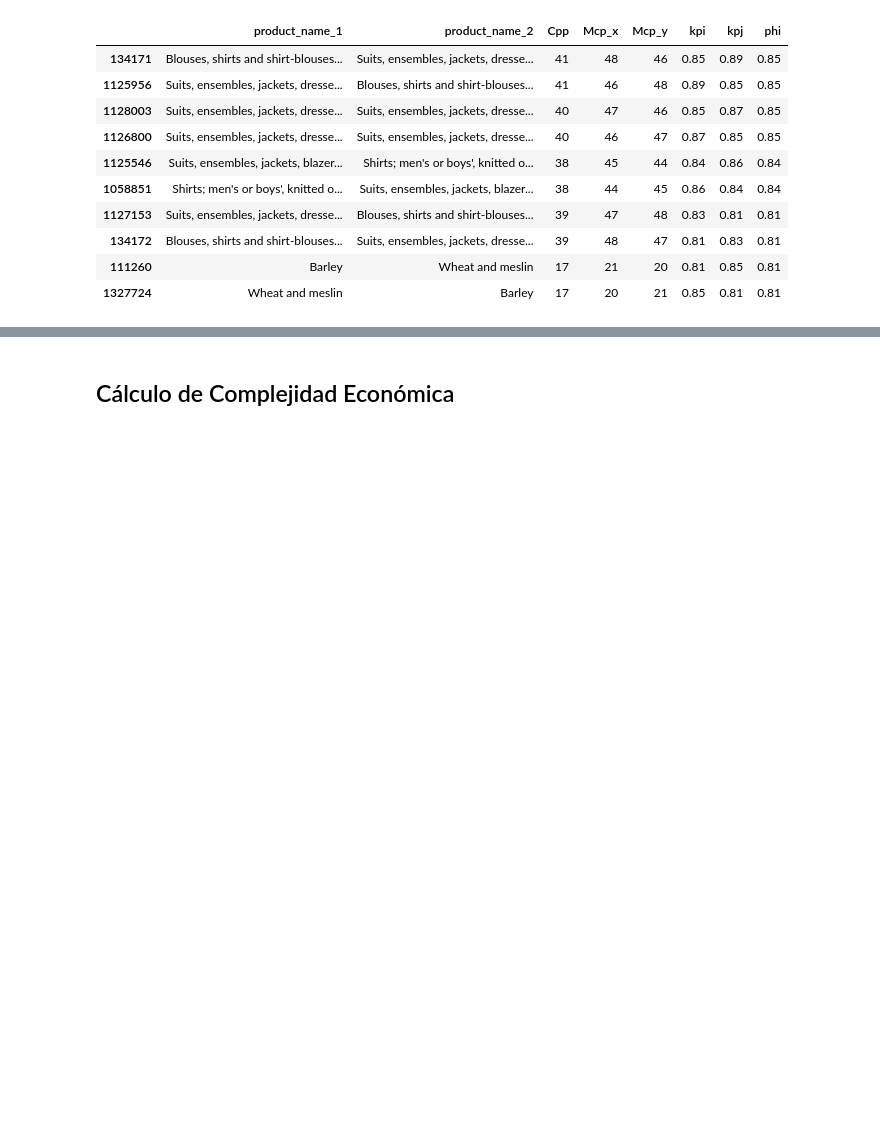
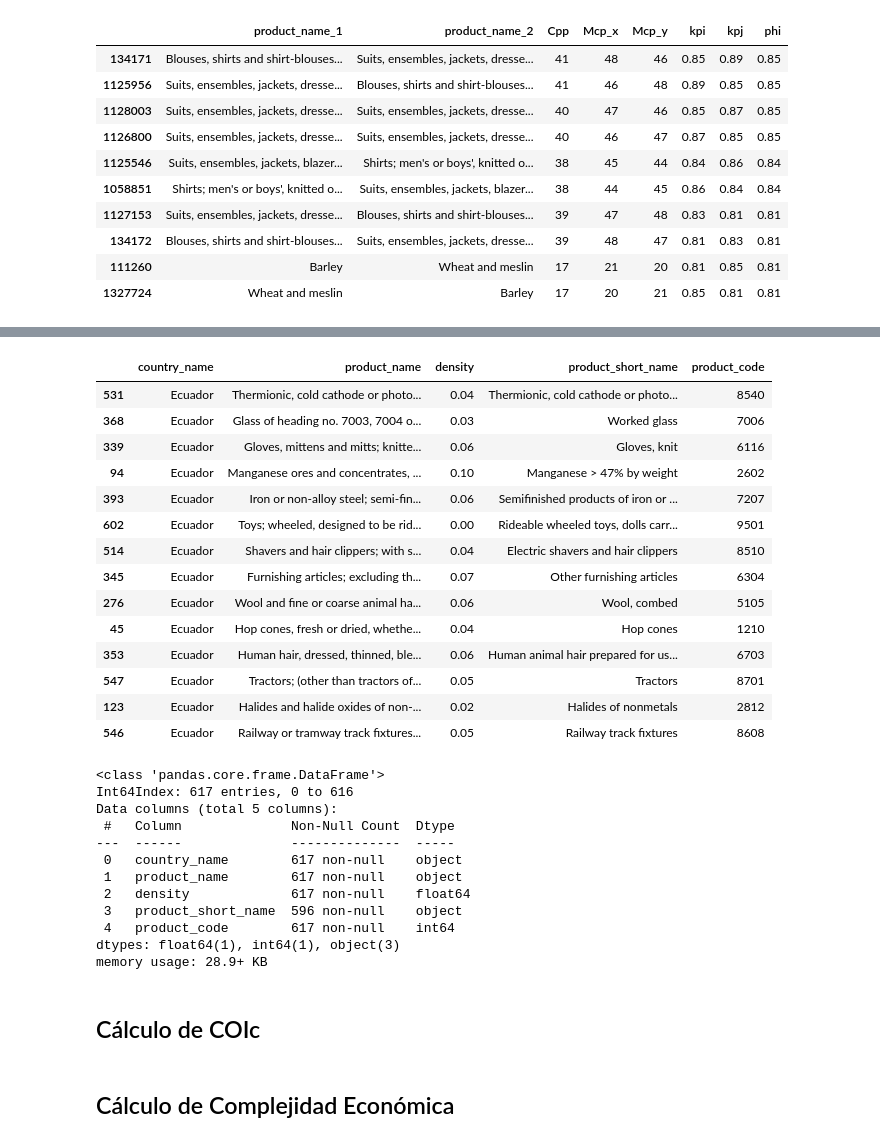
Before and after one commit to descandon88/Ecuador-Growth-data-set, a Jupyter notebook: analisisComplejidadEconomica.ipynb, the cells around one changed output, grey strips where cells are left out. Saved outputs shown, nothing was run; the diff lists cells and outputs as text; code cells hidden in the pictures; blank space fills up the shorter version.

```diff
--- a/analisisComplejidadEconomica.ipynb
+++ b/analisisComplejidadEconomica.ipynb
@@ -935,0 +936,22 @@ df_cppt.sort_values(by=['phi'],ascending=False)[0:10]
+# %%
+# Create product * product matrix and add proximity for each product
+# -- in long format
+products = df_rca['product_name'].unique()
+combs = list(combinations(products,2))
+df_pp = pd.DataFrame(combs,columns=['product_name_1','product_name_2'])
+# df_pp.shape # should be N products * N products
+
+# make it asymmetrical
+dft = df_pp.copy()
+dft.rename(columns={f'product_name_2':f'product_name_1t'}, inplace=True)
+dft.rename(columns={f'product_name_1':f'product_name_2'}, inplace=True)
+dft.rename(columns={f'product_name_1t':f'product_name_1'}, inplace=True)
+df_pp = pd.concat([df_pp,dft],axis=0)
+
+# add proximities
+df_pp = pd.merge(df_pp,df_cppt[['product_name_1','product_name_2','phi']],how='left',on=[f'product_name_1','product_name_2'])
+
+# set proximity to 0 if missing (preferably all products are in matrix)
+df_pp.loc[df_pp['phi'].isnull(),'phi'] = 0
+
+print('product-product proximity matrix for all years ready')
@@ -935,0 +1056,11 @@ df_cppt.sort_values(by=['phi'],ascending=False)[0:10]
+# %%
+# df_dcp = cal_dcp(data=df_cppt, mcp_col='Mcp_y',phi_col='phi',prod_col = 'product_name_2')
+
+df_cpd = calc_density_hidalgo_et_al(rca_dataframe=df_rca,
+                 region_col = 'country_name',
+                 product_col = 'product_name',
+                 rca_col = 'RCAcpt',
+                #  prod_code='product_code',
+                 year = 2017,
+                 underdeveloped_maximum_rca_threshold = 0.01,
+                 developed_minimum_rca_threshold = 1)
@@ -935,0 +1085,40 @@ df_cppt.sort_values(by=['phi'],ascending=False)[0:10]
+# %%
+df_cpd_ec=df_cpd.loc[(df_cpd['country_name']=='Ecuador')].copy()
+df_rca_2017 = df_rca.loc[(df_rca['country_name']=='Ecuador')&(df_rca['year']==2017)]
+# df.loc[df['A'] == 'foo']
+# df_cpd['country_name']=='Mozambique') &
+# df_cpd.head()
+df_cpd_ec = df_cpd_ec.rename(columns={'product_name_1': 'product_name'})
+df_cpd_ec = pd.merge(df_cpd_ec, df_rca_2017,how='inner', on=['product_name','country_name']).drop(columns=['export_value','year','RCAcpt','Mcp']).copy()
+
+df_cpd_ec.sample (n=14)
+# df_rca.head()
+df_cpd_ec.info()
+# %% [output]
+|  | country_name | product_name | density | product_short_name | product_code |
+| 531 | Ecuador | Thermionic, cold cathode or photo... | 0.04 | Thermionic, cold cathode or photo... | 8540 |
+| 368 | Ecuador | Glass of heading no. 7003, 7004 o... | 0.03 | Worked glass | 7006 |
+| 339 | Ecuador | Gloves, mittens and mitts; knitte... | 0.06 | Gloves, knit | 6116 |
+| 94 | Ecuador | Manganese ores and concentrates, ... | 0.10 | Manganese > 47% by weight | 2602 |
+| 393 | Ecuador | Iron or non-alloy steel; semi-fin... | 0.06 | Semifinished products of iron or ... | 7207 |
+| 602 | Ecuador | Toys; wheeled, designed to be rid... | 0.00 | Rideable wheeled toys, dolls carr... | 9501 |
+| 514 | Ecuador | Shavers and hair clippers; with s... | 0.04 | Electric shavers and hair clippers | 8510 |
+| 345 | Ecuador | Furnishing articles; excluding th... | 0.07 | Other furnishing articles | 6304 |
+| 276 | Ecuador | Wool and fine or coarse animal ha... | 0.06 | Wool, combed | 5105 |
+| 45 | Ecuador | Hop cones, fresh or dried, whethe... | 0.04 | Hop cones | 1210 |
+| 353 | Ecuador | Human hair, dressed, thinned, ble... | 0.06 | Human animal hair prepared for us... | 6703 |
+| 547 | Ecuador | Tractors; (other than tractors of... | 0.05 | Tractors | 8701 |
+| 123 | Ecuador | Halides and halide oxides of non-... | 0.02 | Halides of nonmetals | 2812 |
+| 546 | Ecuador | Railway or tramway track fixtures... | 0.05 | Railway track fixtures | 8608 |
+<class 'pandas.core.frame.DataFrame'>
+Int64Index: 617 entries, 0 to 616
+Data columns (total 5 columns):
+ #   Column              Non-Null Count  Dtype
+---  ------              --------------  -----
+ 0   country_name        617 non-null    object
+ 1   product_name        617 non-null    object
+ 2   density             617 non-null    float64
+ 3   product_short_name  596 non-null    object
+ 4   product_code        617 non-null    int64
+dtypes: float64(1), int64(1), object(3)
+memory usage: 28.9+ KB
@@ -935,0 +1210,2 @@ df_cppt.sort_values(by=['phi'],ascending=False)[0:10]
+# %% [markdown]
+## Cálculo de COIc
```
Also changed, not shown: parts of 21 cells of this notebook.
